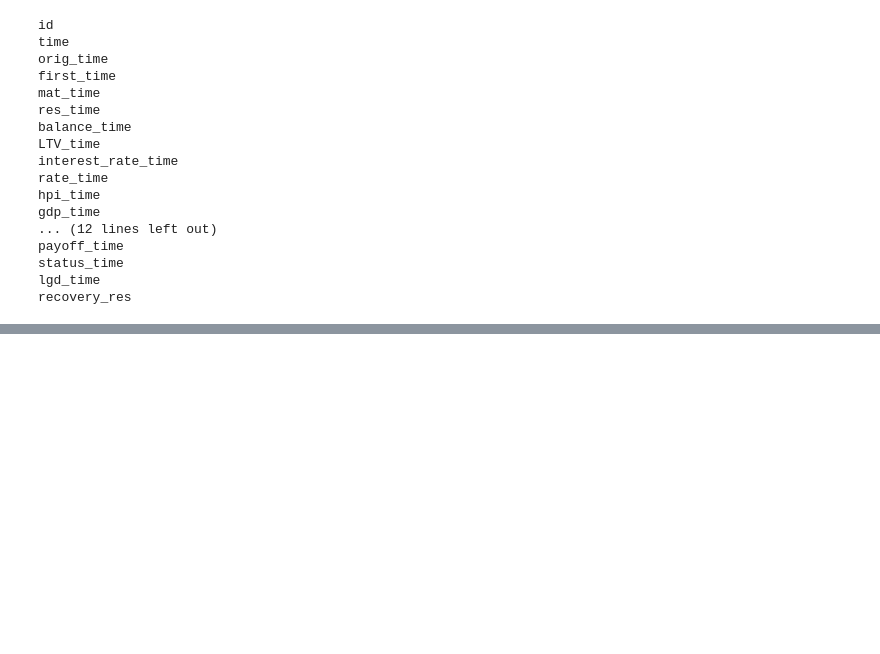
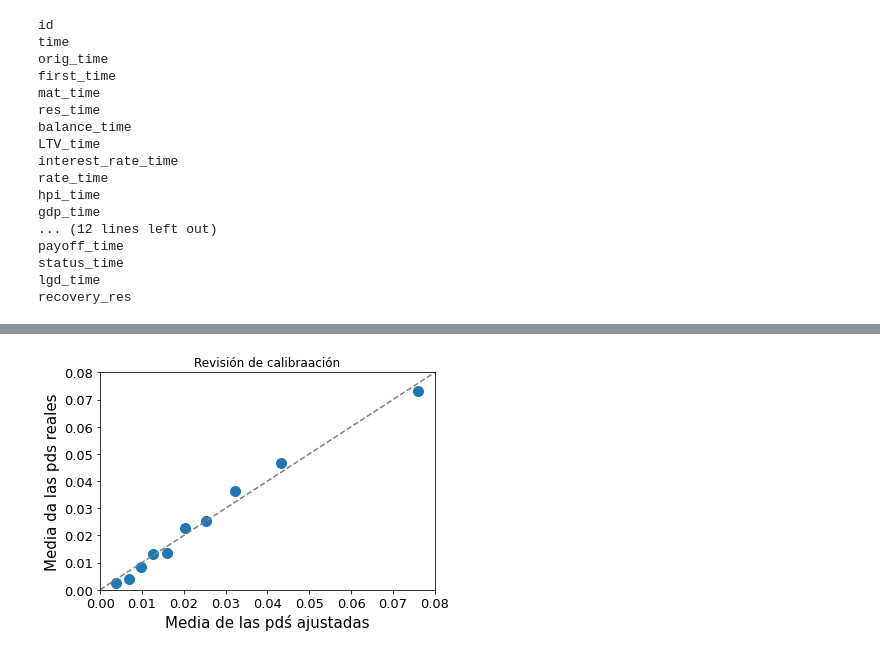
Before and after one commit to arenitss/Proyecto_Final_Analisis_Numerico_Computo_Cientifico, a Jupyter notebook: notebooks/pds_instancia_aws.ipynb, the cells around one changed output, grey strips where cells are left out. Cells and saved outputs as stored; diff of their text form; code cells hidden in the pictures; blank space fills up the shorter version.

```diff
--- a/notebooks/pds_instancia_aws.ipynb
+++ b/notebooks/pds_instancia_aws.ipynb
@@ -332,0 +187,29 @@ validation(data2.PD_logit_model, data2.default_time, data2.time)
+# %%
+#Creamos una funcion para revisar la calidad del ajuste
+def grafica_ajuste(fit, outcome , time, continuous=False):
+    fitP=pd.DataFrame(data=fit)
+    outcomeP=pd.DataFrame(data=outcome)
+    timeP=pd.DataFrame(data=time)
+
+    data_in = pd.concat([fitP, outcomeP, timeP], axis=1)
+    data_in.columns = ['fit', 'outcome', 'time']
+
+    data_in['cat'] = pd.qcut(data_in.fit, 10, labels=False, duplicates='drop')
+    real_fit = data_in.groupby('cat')[['fit', 'outcome']].mean()
+    mpv=real_fit.fit.values
+    fop=real_fit.outcome.values
+
+    maximum=np.maximum(max(fop), max(mpv))
+    maximum=np.ceil(maximum*100)/100
+    minimum=np.minimum(min(fop), min(mpv))
+    minimum=np.floor(minimum*100)/100
+
+    plt.title('Revisión de calibraación')
+    plt.plot(mpv, fop, marker='.', linestyle='', markersize=20)
+    plt.plot([minimum,maximum],[minimum,maximum], linestyle='--', color='gray')
+    plt.xlim((minimum,maximum))
+    plt.ylim((minimum,maximum))
+    plt.xlabel('Media de las pdś ajustadas', fontsize=15)
+    plt.ylabel('Media da las pds reales', fontsize=15)
+    plt.tick_params(axis='both', labelsize=13)
+    plt.show()
@@ -381,0 +316,4 @@ data_con_pca = pd.merge(data, defaultrates_states2, on='time')
+# %%
+grafica_ajuste(data3.PD_logit_model, data3.default_time, data3.time)
+# %% [output]
+[figure, added]
```
Also changed, not shown: parts of 56 cells of this notebook.
